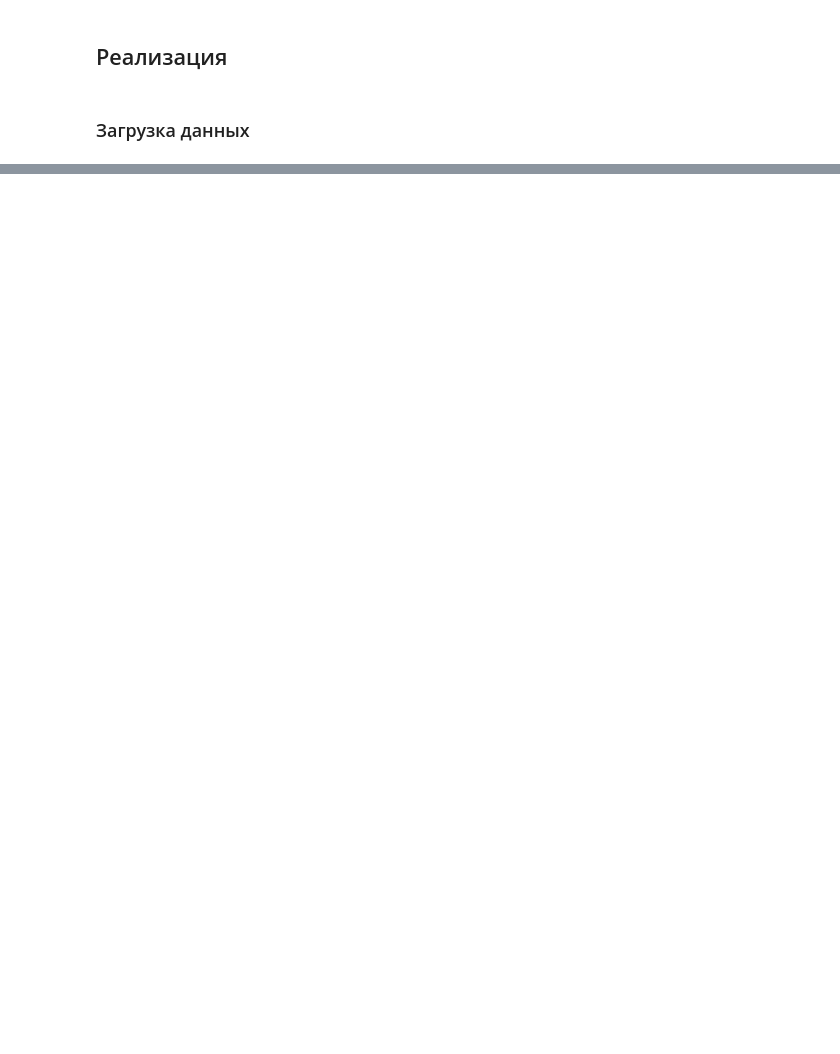
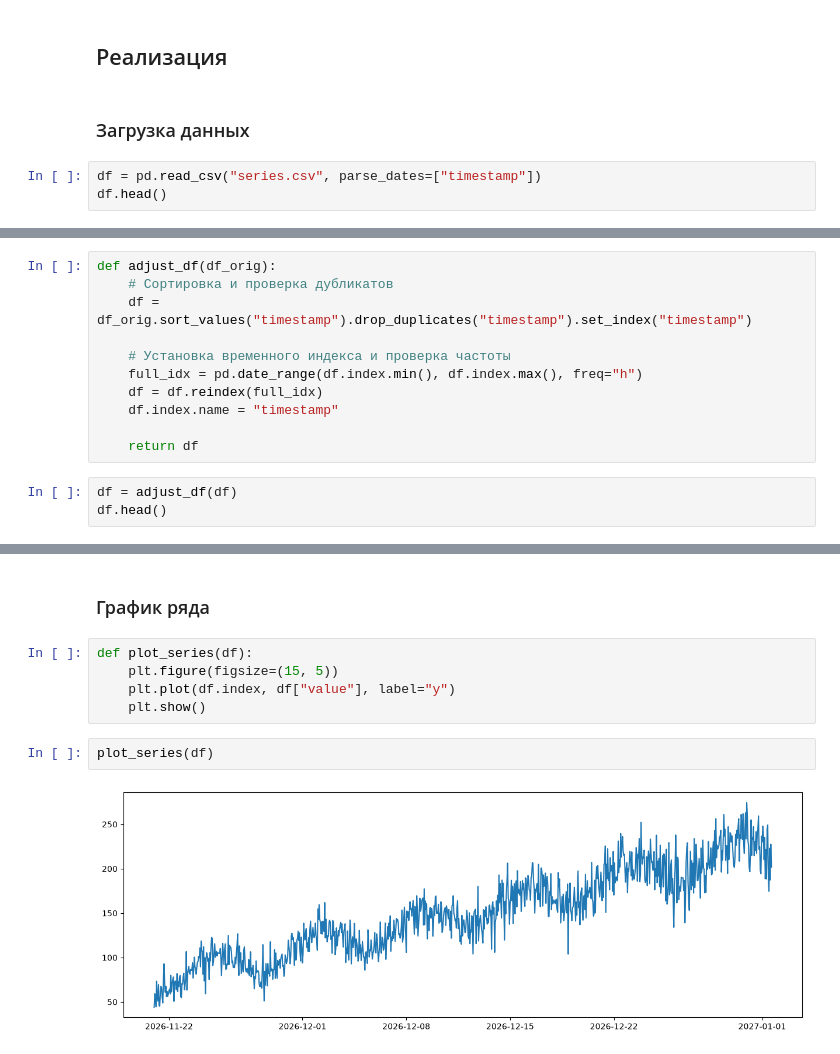
Before and after one commit to Rodeffs/Master1_Programming, a Jupyter notebook: Time_Series/04_lab/04_lab.ipynb, the cells around one changed output, grey strips where cells are left out. Saved outputs shown, nothing was run; the diff lists cells and outputs as text; blank space fills up the shorter version.

```diff
--- a/Time_Series/04_lab/04_lab.ipynb
+++ b/Time_Series/04_lab/04_lab.ipynb
@@ -20,3 +15,6 @@ from pmdarima.arima import ndiffs, nsdiffs
 ## Реализация
 # %% [markdown]
 ### Загрузка данных
+# %%
+df = pd.read_csv("series.csv", parse_dates=["timestamp"])
+df.head()
@@ -22,0 +30,14 @@ from pmdarima.arima import ndiffs, nsdiffs
+# %%
+def adjust_df(df_orig):
+    # Сортировка и проверка дубликатов
+    df = df_orig.sort_values("timestamp").drop_duplicates("timestamp").set_index("timestamp")
+
+    # Установка временного индекса и проверка частоты
+    full_idx = pd.date_range(df.index.min(), df.index.max(), freq="h")
+    df = df.reindex(full_idx)
+    df.index.name = "timestamp"
+
+    return df
+# %%
+df = adjust_df(df)
+df.head()
@@ -22,0 +52,11 @@ from pmdarima.arima import ndiffs, nsdiffs
+# %% [markdown]
+### График ряда
+# %%
+def plot_series(df):
+    plt.figure(figsize=(15, 5))
+    plt.plot(df.index, df["value"], label="y")
+    plt.show()
+# %%
+plot_series(df)
+# %% [output]
+[figure, added]
```
Also changed, not shown: parts of 4 cells of this notebook.
